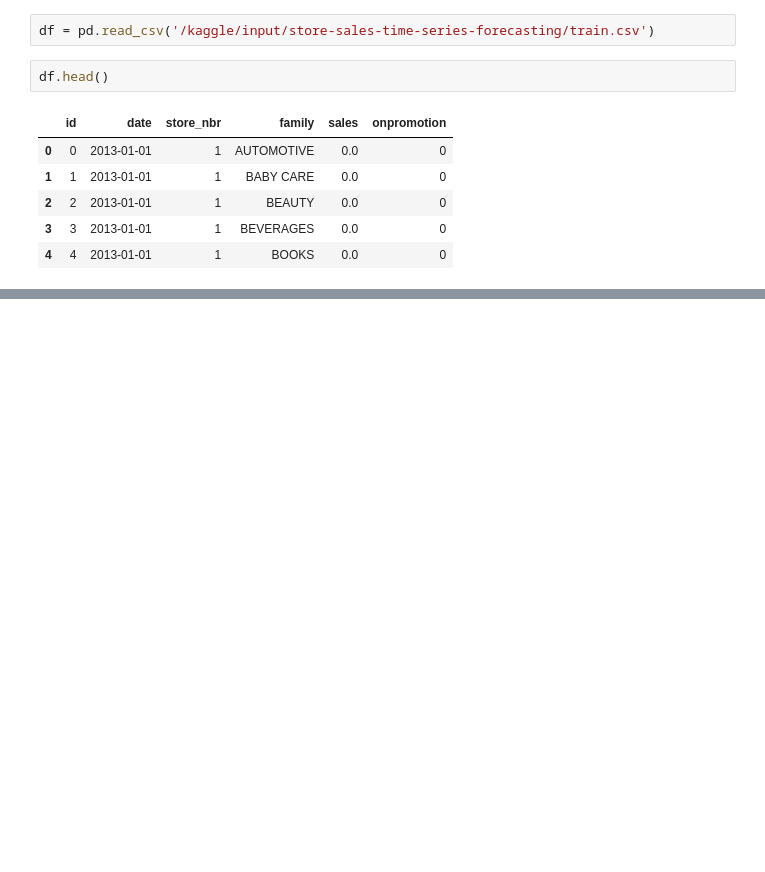
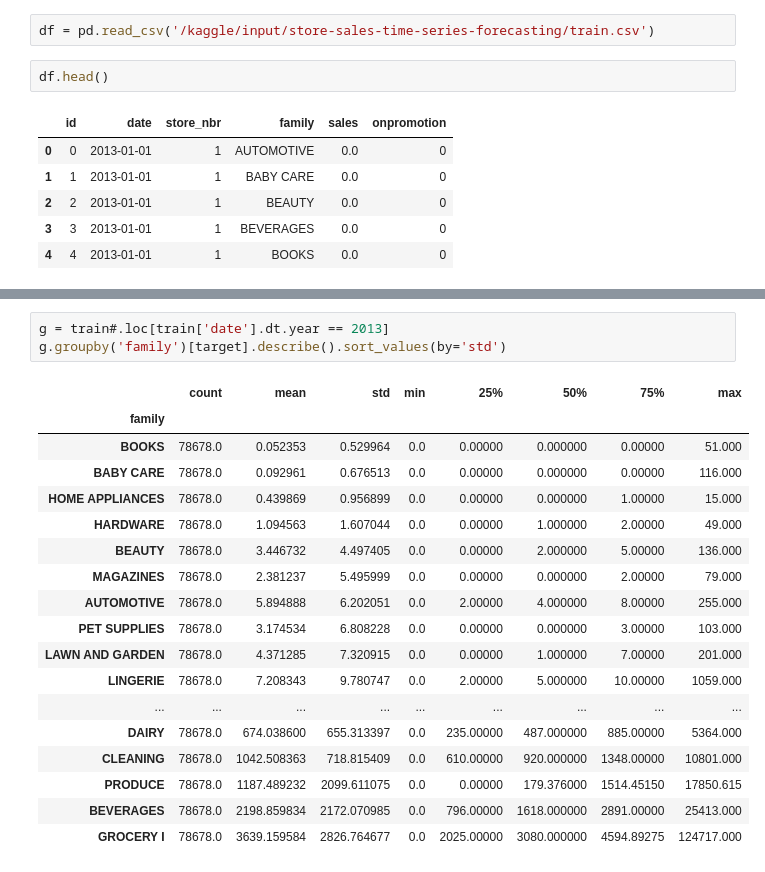
Before and after one commit to cmd-master/store-sales, a Jupyter notebook: notebookf8477daf80.ipynb, the cells around one changed output, grey strips where cells are left out. Cells and saved outputs as stored; diff of their text form; blank space fills up the shorter version.

```diff
--- a/notebookf8477daf80.ipynb
+++ b/notebookf8477daf80.ipynb
@@ -20,0 +73,22 @@ df.head()
+# %%
+g = train#.loc[train['date'].dt.year == 2013]
+g.groupby('family')[target].describe().sort_values(by='std')
+# %% [output]
+|  | count | mean | std | min | 25% | 50% | 75% | max |
+| family |  |  |  |  |  |  |  |  |
+| BOOKS | 78678.0 | 0.052353 | 0.529964 | 0.0 | 0.00000 | 0.000000 | 0.00000 | 51.000 |
+| BABY CARE | 78678.0 | 0.092961 | 0.676513 | 0.0 | 0.00000 | 0.000000 | 0.00000 | 116.000 |
+| HOME APPLIANCES | 78678.0 | 0.439869 | 0.956899 | 0.0 | 0.00000 | 0.000000 | 1.00000 | 15.000 |
+| HARDWARE | 78678.0 | 1.094563 | 1.607044 | 0.0 | 0.00000 | 1.000000 | 2.00000 | 49.000 |
+| BEAUTY | 78678.0 | 3.446732 | 4.497405 | 0.0 | 0.00000 | 2.000000 | 5.00000 | 136.000 |
+| MAGAZINES | 78678.0 | 2.381237 | 5.495999 | 0.0 | 0.00000 | 0.000000 | 2.00000 | 79.000 |
+| AUTOMOTIVE | 78678.0 | 5.894888 | 6.202051 | 0.0 | 2.00000 | 4.000000 | 8.00000 | 255.000 |
+| PET SUPPLIES | 78678.0 | 3.174534 | 6.808228 | 0.0 | 0.00000 | 0.000000 | 3.00000 | 103.000 |
+| LAWN AND GARDEN | 78678.0 | 4.371285 | 7.320915 | 0.0 | 0.00000 | 1.000000 | 7.00000 | 201.000 |
+| LINGERIE | 78678.0 | 7.208343 | 9.780747 | 0.0 | 2.00000 | 5.000000 | 10.00000 | 1059.000 |
+| ... | ... | ... | ... | ... | ... | ... | ... | ... |
+| DAIRY | 78678.0 | 674.038600 | 655.313397 | 0.0 | 235.00000 | 487.000000 | 885.00000 | 5364.000 |
+| CLEANING | 78678.0 | 1042.508363 | 718.815409 | 0.0 | 610.00000 | 920.000000 | 1348.00000 | 10801.000 |
+| PRODUCE | 78678.0 | 1187.489232 | 2099.611075 | 0.0 | 0.00000 | 179.376000 | 1514.45150 | 17850.615 |
+| BEVERAGES | 78678.0 | 2198.859834 | 2172.070985 | 0.0 | 796.00000 | 1618.000000 | 2891.00000 | 25413.000 |
+| GROCERY I | 78678.0 | 3639.159584 | 2826.764677 | 0.0 | 2025.00000 | 3080.000000 | 4594.89275 | 124717.000 |
```
Also changed, not shown: parts of 11 cells of this notebook.
